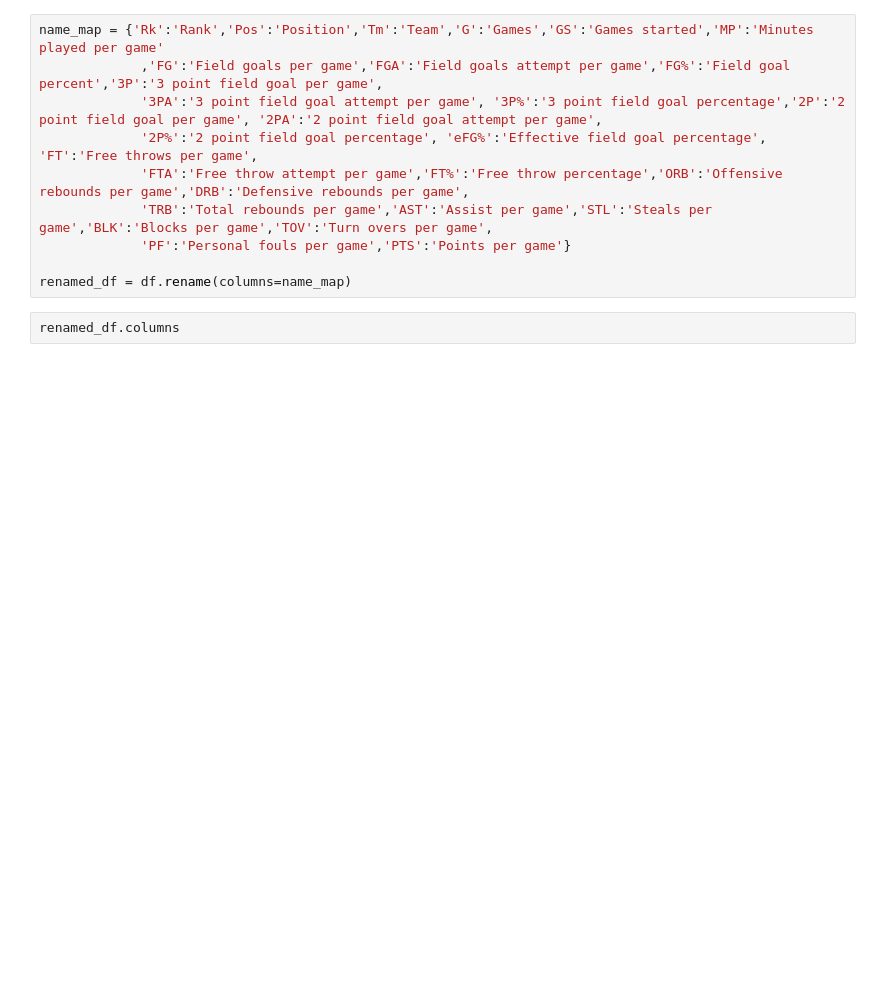
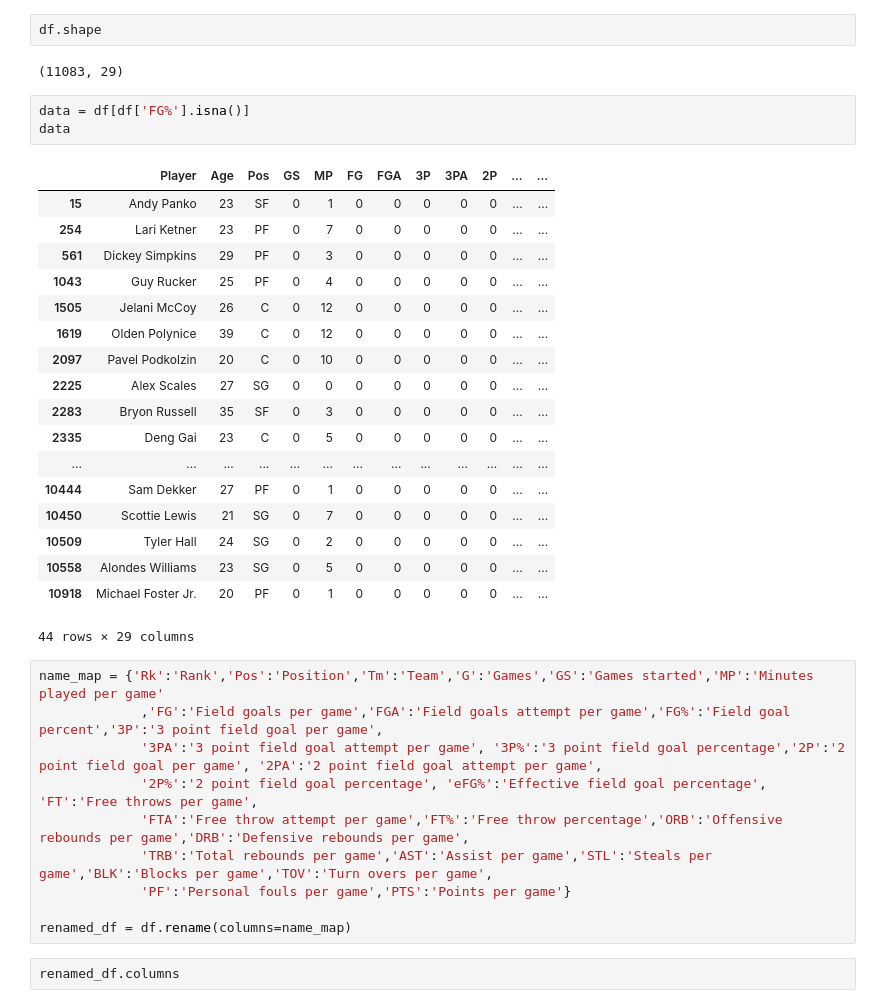
Before and after one commit to Johnchae09/COMP_5360, a Jupyter notebook: data_cleaning/combined_player_stat_MVP_clean.ipynb, the cells around one changed output. Cells and saved outputs as stored; diff of their text form; blank space fills up the shorter version.

```diff
--- a/data_cleaning/combined_player_stat_MVP_clean.ipynb
+++ b/data_cleaning/combined_player_stat_MVP_clean.ipynb
@@ -49,6 +49,32 @@ Player-additional                  0
 MVP                                0
 Defensive Player of the Year       0
 dtype: int64
+# %%
+df.shape
+# %% [output]
+(11083, 29)
+# %%
+data = df[df['FG%'].isna()]
+data
+# %% [output]
+|  | Player | Age | Pos | GS | MP | FG | FGA | 3P | 3PA | 2P | ... | ... |
+| 15 | Andy Panko | 23 | SF | 0 | 1 | 0 | 0 | 0 | 0 | 0 | ... | ... |
+| 254 | Lari Ketner | 23 | PF | 0 | 7 | 0 | 0 | 0 | 0 | 0 | ... | ... |
+| 561 | Dickey Simpkins | 29 | PF | 0 | 3 | 0 | 0 | 0 | 0 | 0 | ... | ... |
+| 1043 | Guy Rucker | 25 | PF | 0 | 4 | 0 | 0 | 0 | 0 | 0 | ... | ... |
+| 1505 | Jelani McCoy | 26 | C | 0 | 12 | 0 | 0 | 0 | 0 | 0 | ... | ... |
+| 1619 | Olden Polynice | 39 | C | 0 | 12 | 0 | 0 | 0 | 0 | 0 | ... | ... |
+| 2097 | Pavel Podkolzin | 20 | C | 0 | 10 | 0 | 0 | 0 | 0 | 0 | ... | ... |
+| 2225 | Alex Scales | 27 | SG | 0 | 0 | 0 | 0 | 0 | 0 | 0 | ... | ... |
+| 2283 | Bryon Russell | 35 | SF | 0 | 3 | 0 | 0 | 0 | 0 | 0 | ... | ... |
+| 2335 | Deng Gai | 23 | C | 0 | 5 | 0 | 0 | 0 | 0 | 0 | ... | ... |
+| ... | ... | ... | ... | ... | ... | ... | ... | ... | ... | ... | ... | ... |
+| 10444 | Sam Dekker | 27 | PF | 0 | 1 | 0 | 0 | 0 | 0 | 0 | ... | ... |
+| 10450 | Scottie Lewis | 21 | SG | 0 | 7 | 0 | 0 | 0 | 0 | 0 | ... | ... |
+| 10509 | Tyler Hall | 24 | SG | 0 | 2 | 0 | 0 | 0 | 0 | 0 | ... | ... |
+| 10558 | Alondes Williams | 23 | SG | 0 | 5 | 0 | 0 | 0 | 0 | 0 | ... | ... |
+| 10918 | Michael Foster Jr. | 20 | PF | 0 | 1 | 0 | 0 | 0 | 0 | 0 | ... | ... |
+44 rows × 29 columns
 # %%
 name_map = {'Rk':'Rank','Pos':'Position','Tm':'Team','G':'Games','GS':'Games started','MP':'Minutes played per game'
              ,'FG':'Field goals per game','FGA':'Field goals attempt per game','FG%':'Field goal percent','3P':'3 point field goal per game',
```
Also changed, not shown: parts of 5 cells of this notebook, 4 other files.
